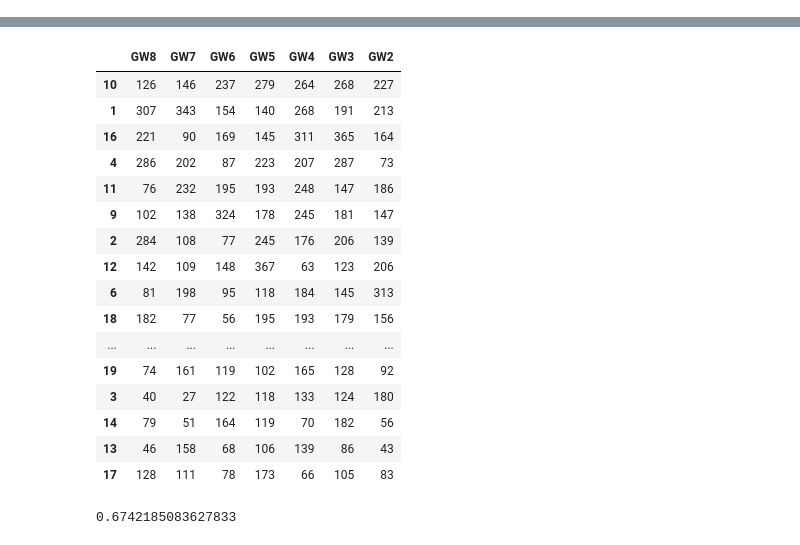
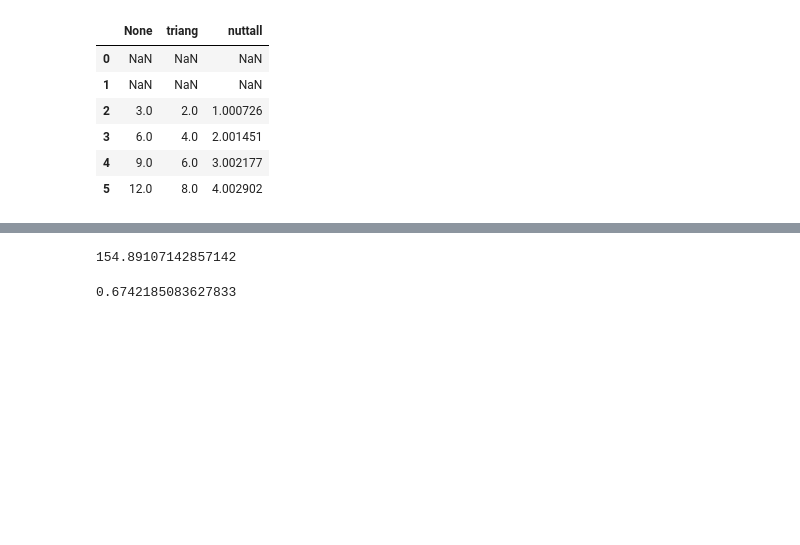
Before and after one commit to tikeve/tikeve.github.io, a Jupyter notebook: Source.ipynb, the cells around one changed output, grey strips where cells are left out. Drawn from its saved outputs; the diff is of its cells as text; code cells hidden in the pictures; blank space fills up the shorter version.

```diff
--- a/Source.ipynb
+++ b/Source.ipynb
@@ -760,3 +785,19 @@ FPL is created./t It takes 175.2506241798401 sec
+# %%
+df = pd.DataFrame({'B': [0, 1, 2, 3, 4, 5]})
+A = pd.DataFrame()
+A['None'] = df.rolling(3, win_type=None).sum()['B']
+A['triang'] = df.rolling(3, win_type='triang').sum()['B']
+A['nuttall'] = df.rolling(3, win_type='nuttall').sum()['B']
+#FPL.Team_xG
+A
+# %% [output]
+|  | None | triang | nuttall |
+| 0 | NaN | NaN | NaN |
+| 1 | NaN | NaN | NaN |
+| 2 | 3.0 | 2.0 | 1.000726 |
+| 3 | 6.0 | 4.0 | 2.001451 |
+| 4 | 9.0 | 6.0 | 3.002177 |
+| 5 | 12.0 | 8.0 | 4.002902 |
 # %%
 with open(Path('in/Team_played_fixtures.txt'), 'r') as file:
     Team_played_fixtures = pd.DataFrame(json.loads(file.read()))
@@ -865,24 +906,9 @@ Display_Player_xxG.sort_values('GW9',ascending=False)
 X = no_lists(Team_xG)
 X = X[X.columns[4:-1]]
 X
+FPL.threatAllowedAv
 # %% [output]
-|  | GW8 | GW7 | GW6 | GW5 | GW4 | GW3 | GW2 |
-| 10 | 126 | 146 | 237 | 279 | 264 | 268 | 227 |
-| 1 | 307 | 343 | 154 | 140 | 268 | 191 | 213 |
-| 16 | 221 | 90 | 169 | 145 | 311 | 365 | 164 |
-| 4 | 286 | 202 | 87 | 223 | 207 | 287 | 73 |
-| 11 | 76 | 232 | 195 | 193 | 248 | 147 | 186 |
-| 9 | 102 | 138 | 324 | 178 | 245 | 181 | 147 |
-| 2 | 284 | 108 | 77 | 245 | 176 | 206 | 139 |
-| 12 | 142 | 109 | 148 | 367 | 63 | 123 | 206 |
-| 6 | 81 | 198 | 95 | 118 | 184 | 145 | 313 |
-| 18 | 182 | 77 | 56 | 195 | 193 | 179 | 156 |
-| ... | ... | ... | ... | ... | ... | ... | ... |
-| 19 | 74 | 161 | 119 | 102 | 165 | 128 | 92 |
-| 3 | 40 | 27 | 122 | 118 | 133 | 124 | 180 |
-| 14 | 79 | 51 | 164 | 119 | 70 | 182 | 56 |
-| 13 | 46 | 158 | 68 | 106 | 139 | 86 | 43 |
-| 17 | 128 | 111 | 78 | 173 | 66 | 105 | 83 |
+154.89107142857142
 # %%
 import sklearn
 from sklearn.linear_model import LinearRegression
```
Also changed, not shown: parts of 2 cells of this notebook, 51 other files.
